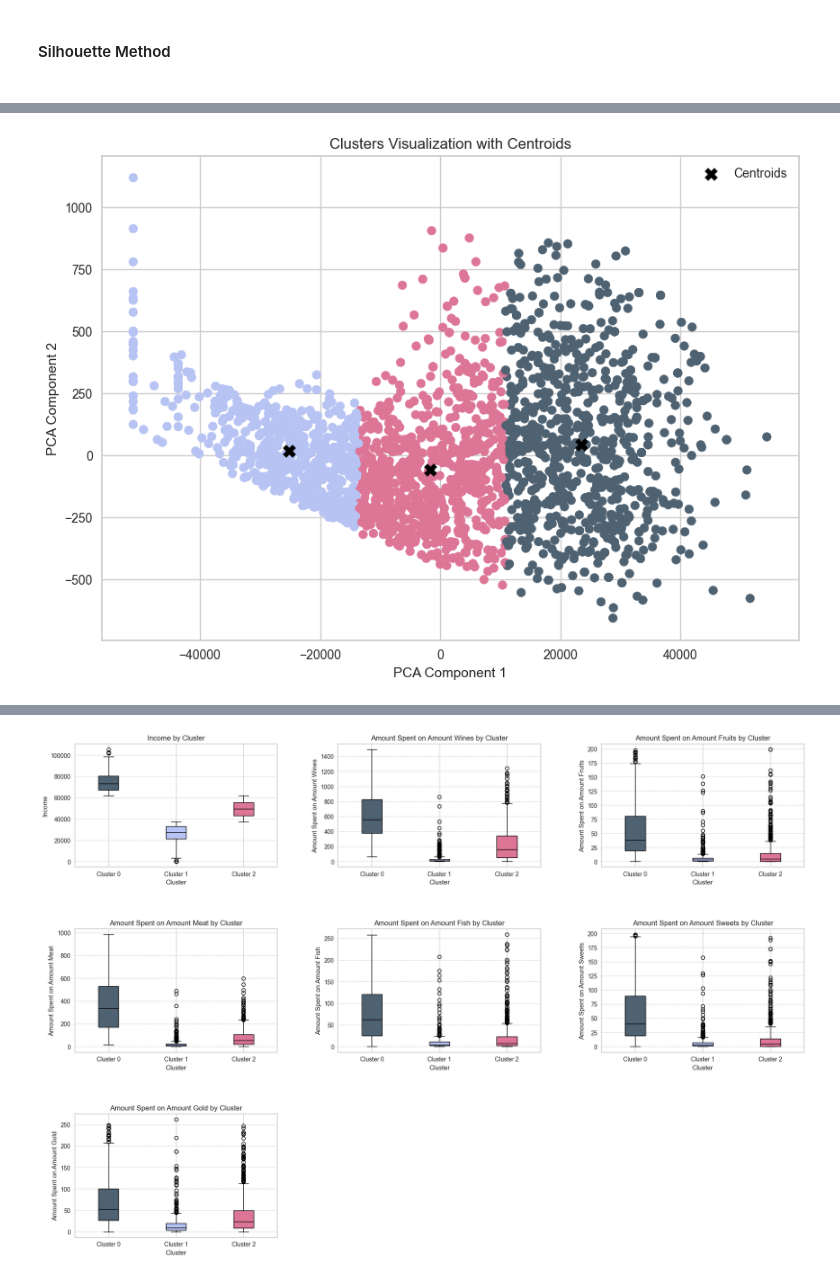
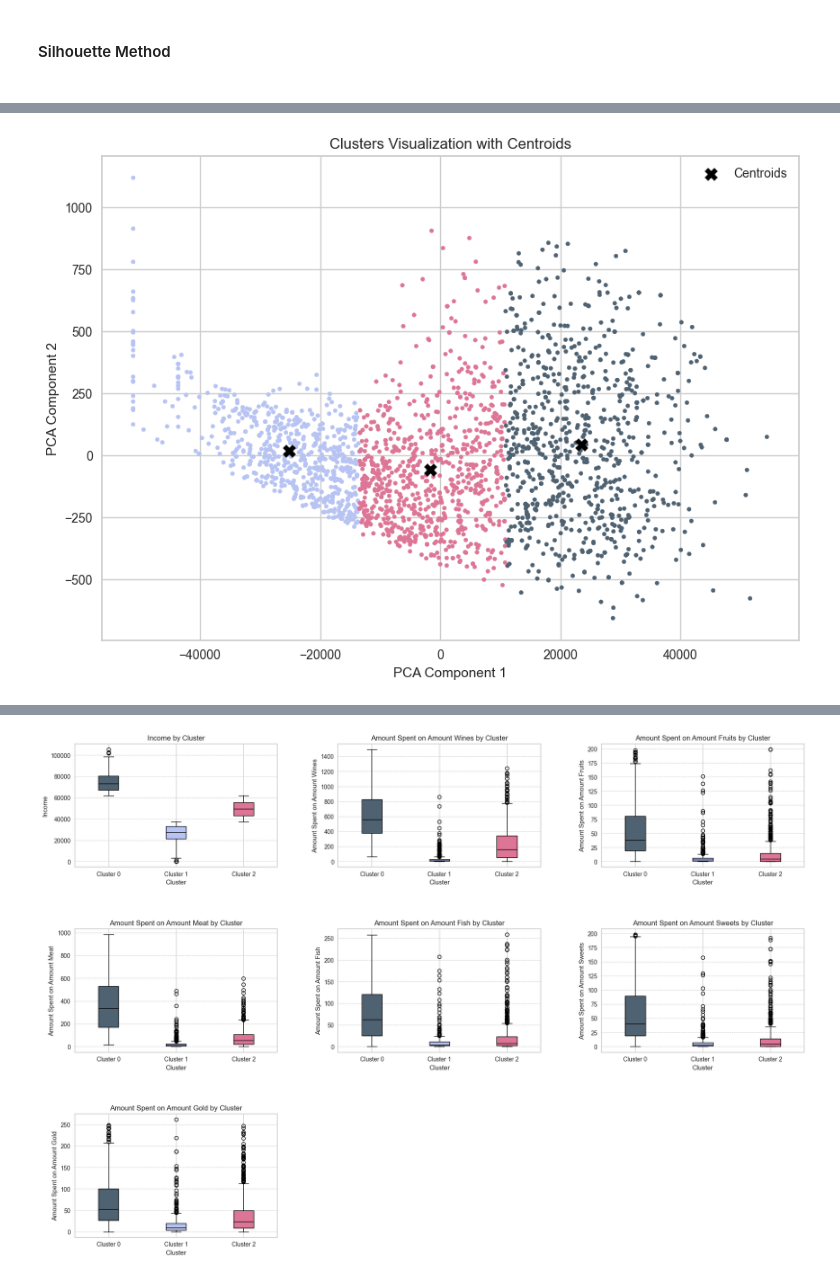
Before and after one commit to dalimvc/DS-Mini-project, a Jupyter notebook: miniProjectAssignmentDaliborMirkovic.ipynb, the cells around one changed output, grey strips where cells are left out. Drawn from its saved outputs; the diff is of its cells as text; code cells hidden in the pictures.

```diff
--- a/miniProjectAssignmentDaliborMirkovic.ipynb
+++ b/miniProjectAssignmentDaliborMirkovic.ipynb
@@ -500,7 +508,2 @@ df_encoded.drop(['Enrollment_date'], axis=1, inplace=True)
 # %% [markdown]
 <h4>Elbow method</h4>
-# %%
-#elbow_m will be used to find the optimal number of clusters for k-means
-Elbow_M = KElbowVisualizer(KMeans(), n_init = "auto")
-Elbow_M.fit(df_encoded)
-Elbow_M.show()
@@ -514,0 +510,15 @@ Returning the number of logical cores instead. You can silence this warning by s
+# %%
+#calculating data for elbow method and showing it on a plot
+wcss = [] #wcss is the sum of squared distances of samples to their closest cluster center
+K = range(1, 11)
+for k in K:
+    kmeans = KMeans(n_clusters=k, random_state=42)
+    kmeans.fit(df_encoded)
+    wcss.append(kmeans.inertia_)
+
+#ploting the Elbow Curve
+plt.plot(K, wcss, 'bx-')
+plt.xlabel('Number of clusters')
+plt.ylabel('WCSS')
+plt.title('Elbow Method for Optimal k')
+plt.show()
@@ -541,12 +555,11 @@ plt.show()
 # %%
-df_encoded.drop("ID", axis=1, inplace=True)
-#create the k-means model with 3 clusters
+#creating  k-means model with 3 clusters
 kmeans = KMeans(n_clusters=3, random_state=0)
-df['Cluster'] = kmeans.fit_predict(df_encoded) #fit the model and predict the clusters
+df_encoded['Cluster'] = kmeans.fit_predict(df_encoded) #fits the model and predict the clusters
 # %%
 pd.set_option('display.max_columns', None)
 #displaying cluster centers
-cluster_centers = pd.DataFrame(kmeans.cluster_centers_, columns=df_encoded.columns)
+cluster_centers = pd.DataFrame(kmeans.cluster_centers_, columns=df_encoded.drop(columns=['Cluster']).columns)
 print(cluster_centers)
 # %% [output]
    Year_of_birth        Income  Kids_at_home  Teens_at_home  Last_purchase  \
@@ -584,26 +621,30 @@ Cluster 1: 661
 # %%
 #choosing the colors for the clusters
 my_colors = ['#4F6272', '#B7C3F3', '#DD7596']
 cmap = lsc.from_list("custom_cmap", my_colors)
 
+# Drop the 'Cluster' column before fitting and transforming the data with PCA
+df_encoded_no_cluster = df_encoded.drop(columns=['Cluster'])
+
 #creating the PCA model and transforming the data
 pca = PCA(n_components=2) #defining nr of components (dimensions)
-pca_components = pca.fit_transform(df_encoded) #adding my data to the model and transforming it
+pca_components = pca.fit_transform(df_encoded_no_cluster) #adding my data to the model and transforming it
 
-#xalculating centroids
-centroids = np.array([pca_components[df['Cluster'] == i].mean(axis=0) for i in np.unique(df['Cluster'])])
+
+# Transforming the cluster centers using the same PCA transformation
+cluster_centers_pca = pca.transform(cluster_centers)
 
 plt.figure(figsize=(10, 7))
-scatter = plt.scatter(pca_components[:, 0], pca_components[:, 1], c=df['Cluster'], cmap=cmap)
-plt.scatter(centroids[:, 0], centroids[:, 1], c='black', s=100, marker='X', label='Centroids')
+scatter = plt.scatter(pca_components[:, 0], pca_components[:, 1], c=df_encoded['Cluster'], cmap=cmap, s=10)
+plt.scatter(cluster_centers_pca[:, 0], cluster_centers_pca[:, 1], c='black', s=100, marker='X', label='Centroids')
 plt.xlabel('PCA Component 1')
 plt.ylabel('PCA Component 2')
 plt.title('Clusters Visualization with Centroids')
 
 plt.legend()
 plt.show()
 # %% [output]
-[figure, old version]
+[figure, new version]
 # %%
 pca = PCA(n_components=3) #setting components to 3 to plot 3D scatter plot
 pca_components = pca.fit_transform(df_encoded) #adding the data
```
Also changed, not shown: parts of 33 cells of this notebook.
